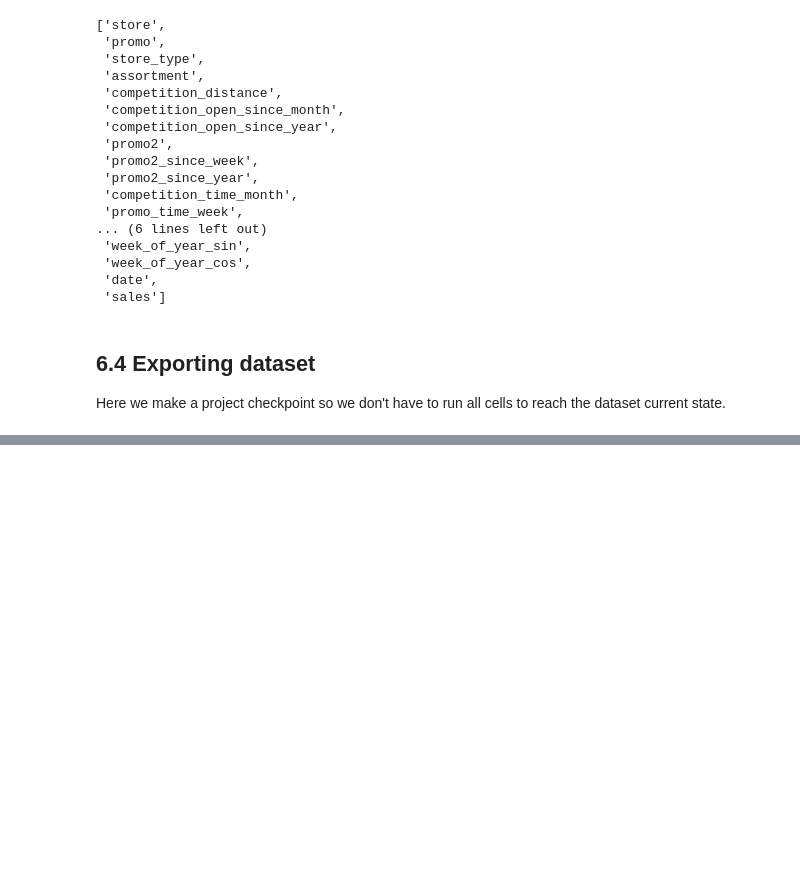
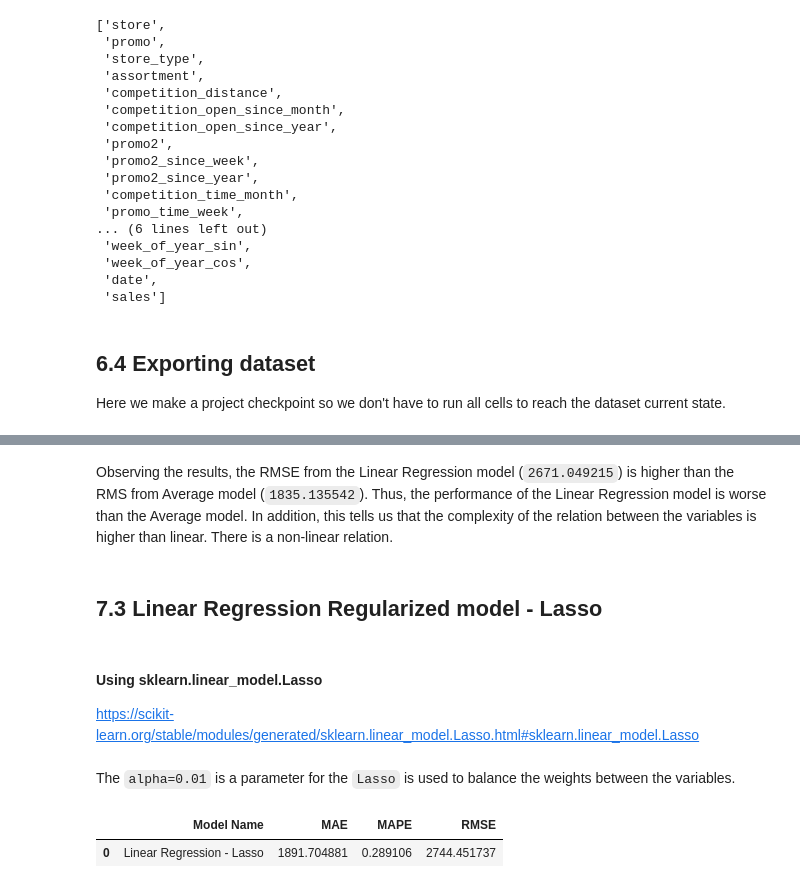
Before and after one commit to brunokatekawa/Curso_DS_Prod, a Jupyter notebook: notebooks/m07_v01_store_sales_prediction.ipynb, the cells around one changed output, grey strips where cells are left out. Drawn from its saved outputs; the diff is of its cells as text; code cells hidden in the pictures; blank space fills up the shorter version.

```diff
--- a/notebooks/m07_v01_store_sales_prediction.ipynb
+++ b/notebooks/m07_v01_store_sales_prediction.ipynb
@@ -2724,0 +2822,7 @@ df6.to_csv('data/store_data_df6.zip', index=False, compression=compression_opts)
+# %% [markdown]
+Observing the results, the RMSE from the Linear Regression model (`2671.049215`) is higher than the RMS from Average model (`1835.135542`). Thus, the performance of the Linear Regression model is worse than the Average model. In addition, this tells us that the complexity of the relation between the variables is higher than linear. There is a non-linear relation.
+# %% [markdown]
+## 7.3 Linear Regression Regularized model - Lasso
+# %% [markdown]
+#### Using sklearn.linear_model.Lasso
+https://scikit-learn.org/stable/modules/generated/sklearn.linear_model.Lasso.html#sklearn.linear_model.Lasso
@@ -2724,0 +2831,15 @@ df6.to_csv('data/store_data_df6.zip', index=False, compression=compression_opts)
+# %% [markdown]
+The `alpha=0.01` is a parameter for the `Lasso` is used to balance the weights between the variables.
+# %%
+# model
+lrr = Lasso(alpha=0.01).fit(x_train, Y_train)
+
+# prediction
+yhat_lrr = lrr.predict(x_test)
+
+# performance
+lrr_result = ml_error('Linear Regression - Lasso', np.expm1(Y_test), np.expm1(yhat_lrr))
+lrr_result
+# %% [output]
+|  | Model Name | MAE | MAPE | RMSE |
+| 0 | Linear Regression - Lasso | 1891.704881 | 0.289106 | 2744.451737 |
```
Also changed, not shown: parts of 35 cells of this notebook.
